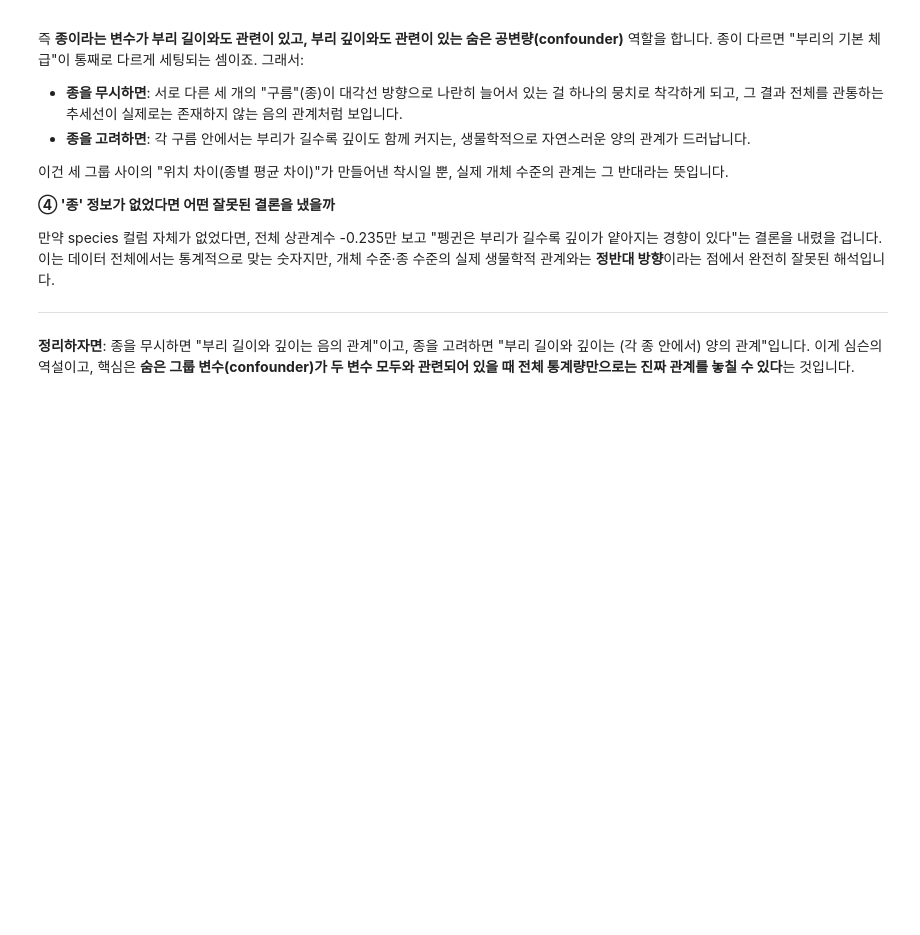
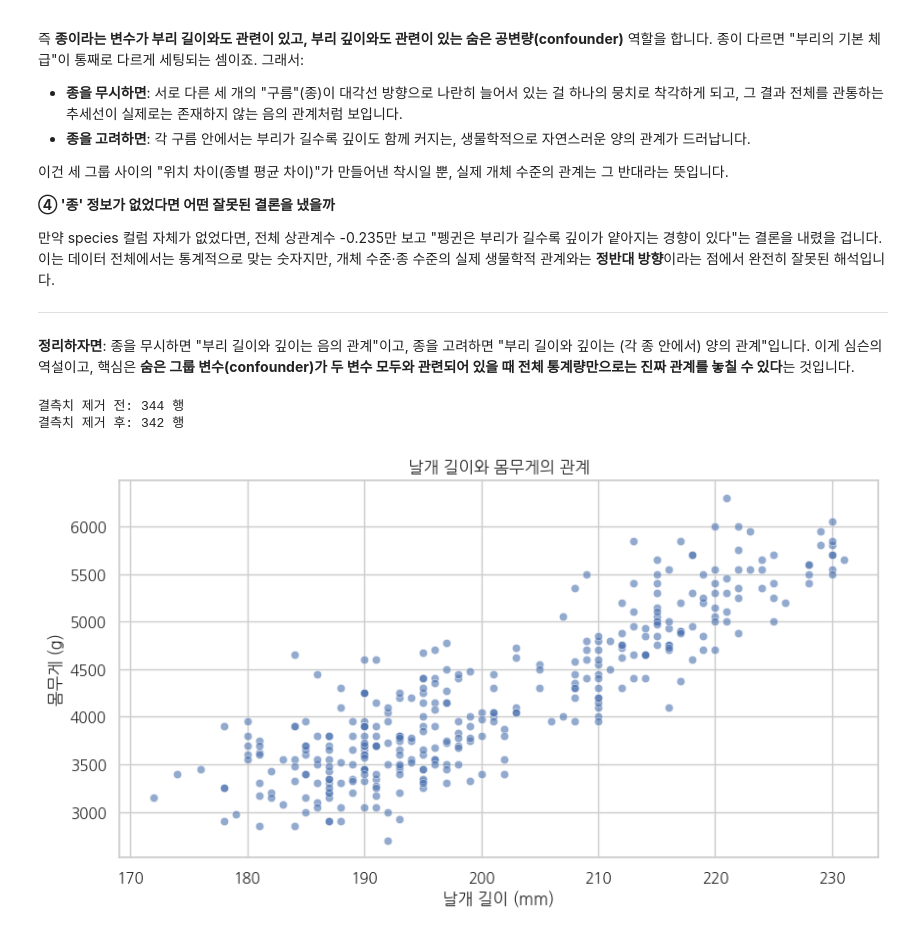
Before and after one commit to crowmag2/ai-data-bootcamp, a Jupyter notebook: D015/D015.ipynb, the cells around one changed output. Drawn from its saved outputs; the diff is of its cells as text; code cells hidden in the pictures; blank space fills up the shorter version.

```diff
--- a/D015/D015.ipynb
+++ b/D015/D015.ipynb
@@ -246,3 +246,20 @@ Q2(이미지 1)를 보면 이유가 바로 보입니다. 세 종은 각각 **부
 ---
 
 **정리하자면**: 종을 무시하면 "부리 길이와 깊이는 음의 관계"이고, 종을 고려하면 "부리 길이와 깊이는 (각 종 안에서) 양의 관계"입니다. 이게 심슨의 역설이고, 핵심은 **숨은 그룹 변수(confounder)가 두 변수 모두와 관련되어 있을 때 전체 통계량만으로는 진짜 관계를 놓칠 수 있다**는 것입니다.
+# %%
+# 문제 2 · 데이터 준비 — 실행만 하세요
+df_corr = penguins[['flipper_length_mm', 'body_mass_g']].dropna()
+
+print("결측치 제거 전:", len(penguins), "행")
+print("결측치 제거 후:", len(df_corr), "행")
+
+# 두 변수의 관계를 그림으로 먼저 확인 (문제 1의 교훈!)
+sns.scatterplot(data=df_corr, x='flipper_length_mm', y='body_mass_g', alpha=0.6)
+plt.title("날개 길이와 몸무게의 관계")
+plt.xlabel("날개 길이 (mm)")
+plt.ylabel("몸무게 (g)")
+plt.show()
+# %% [output]
+결측치 제거 전: 344 행
+결측치 제거 후: 342 행
+[figure, added]
```
Also changed, not shown: parts of 5 cells of this notebook.
